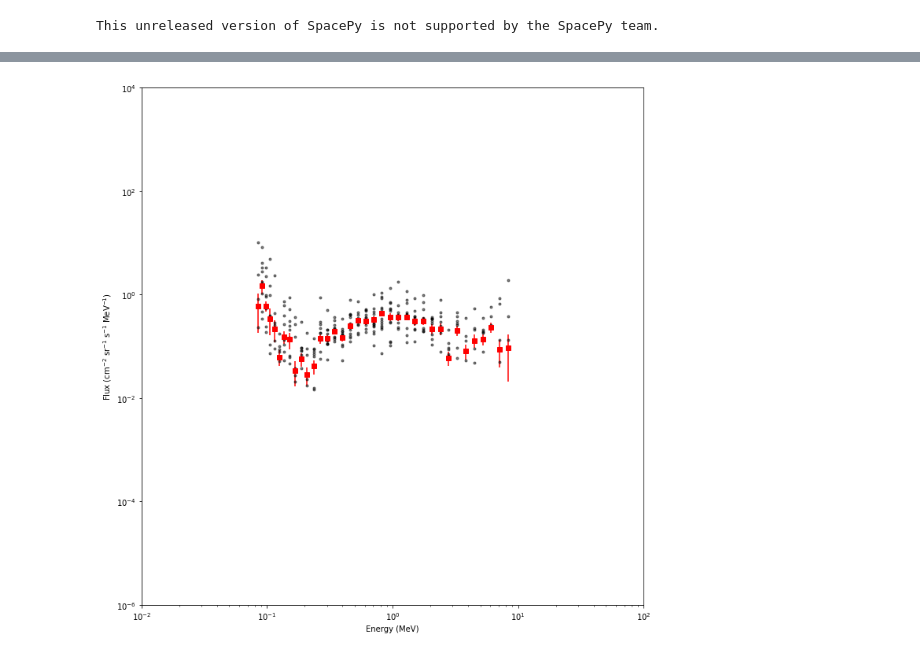
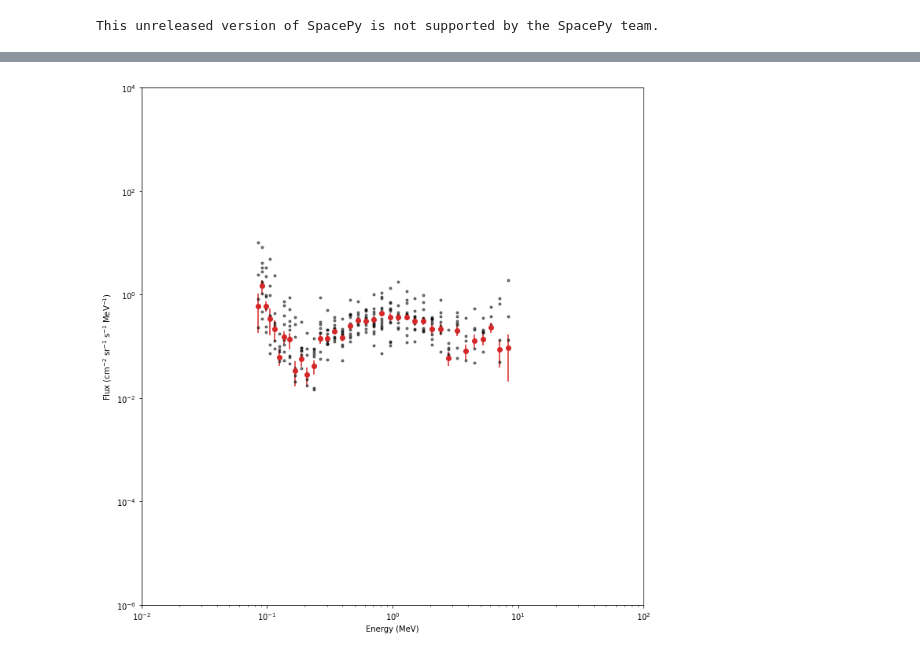
Before and after one commit to asher-m/thesis, a Jupyter notebook: joyce_apj_fig2.ipynb, the cells around one changed output, grey strips where cells are left out. Drawn from its saved outputs; the diff is of its cells as text; code cells hidden in the pictures.

```diff
--- a/joyce_apj_fig2.ipynb
+++ b/joyce_apj_fig2.ipynb
@@ -98,6 +99,9 @@ for i, event in enumerate(background.eventdata):
     r.append(e.flux * 1e3)  # times 1e3 to go from per keV to per MeV
     u.append(e.flux_unc * 1e3)
 
+    # this is a little dirty, (especially because it'll continuously be redfined) but it should work fine
+    ebin_widths = (e.energy_unc_plus + e.energy_unc_minus) / 1e3
+
 
 # calculate mean flux and error; need to reshape some stuff for weights/binning
 r = np.stack(r, axis=0)
@@ -110,23 +114,23 @@ w = np.tile(w[:, None], (1,) + u.shape[1:])
 background_avg = weighted_avg(r, weights=w, axis=0)
 background_err = weighted_avg(u, axis=0, weights=w, unc=True)
 # grab the most recent bins because they're all the same anyway (at least they should be)
-background_ebins = e.energy[0, 0, :]
+ebins = e.energy[0, 0, :] / 1e3
 # %%
 plt.figure(figsize=(10, 10))
 plt.xlabel('Energy (MeV)')
 plt.xscale('log')
 plt.xlim(10e-3, 1e2)
 plt.ylabel('Flux (cm$^{-2}$ sr$^{-1}$ s$^{-1}$ MeV$^{-1})$')
 plt.yscale('log')
 plt.ylim(1e-6, 1e4)
 
 for f in r:
-    plt.plot(background_ebins / 1e3, f, '.k', alpha=0.5)  # already scaled by 1e3
-plt.errorbar(background_ebins / 1e3, background_avg, yerr=background_err, fmt='rs')
+    plt.plot(ebins, f, '.k', alpha=0.5)  # already scaled by 1e3
+plt.errorbar(ebins, background_avg, yerr=background_err, marker='o', color='tab:red', linestyle='')
 
 plt.tight_layout()
 
 plt.savefig('figures/joyce-apj-fig1-closecolors.png', dpi=600)
 plt.show()
 # %% [output]
-[figure, old version]
+[figure, new version]
```
Also changed, not shown: parts of 9 cells of this notebook, 2 other files.
